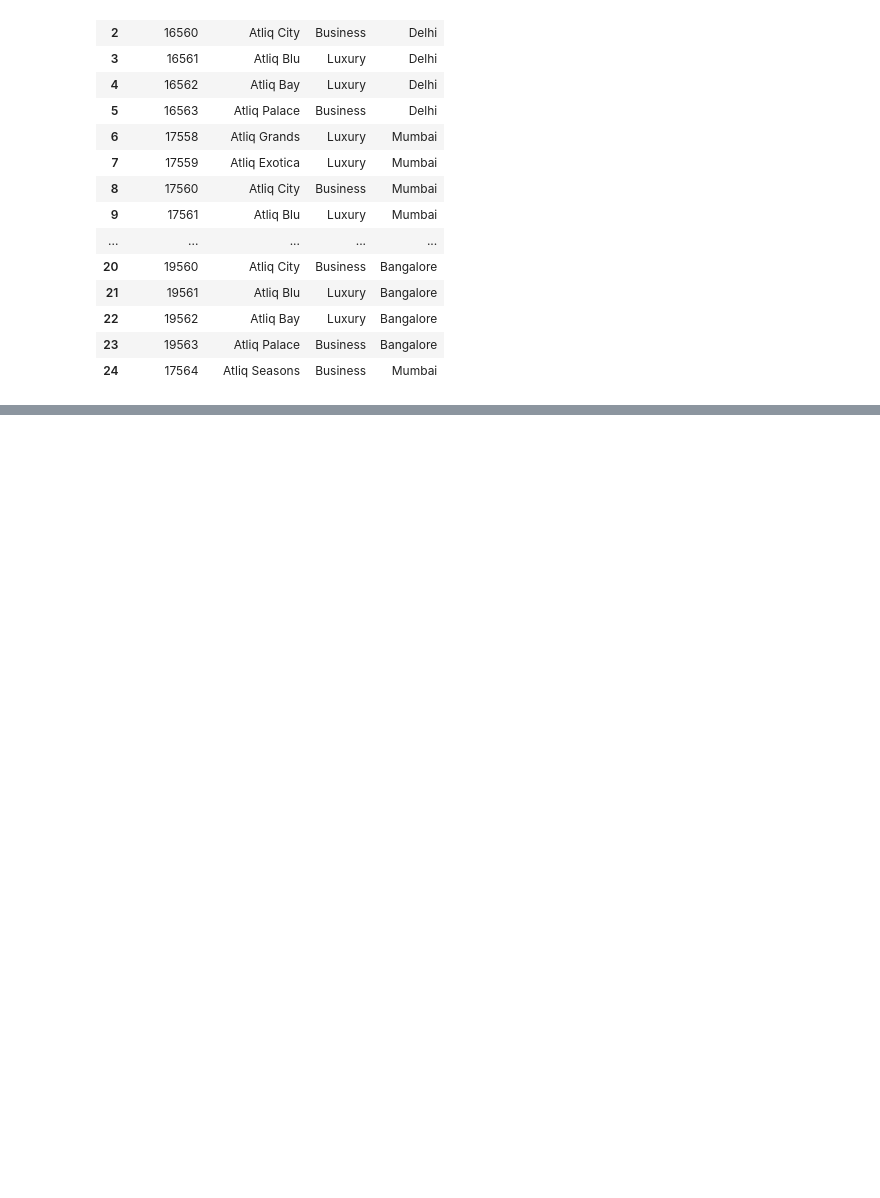
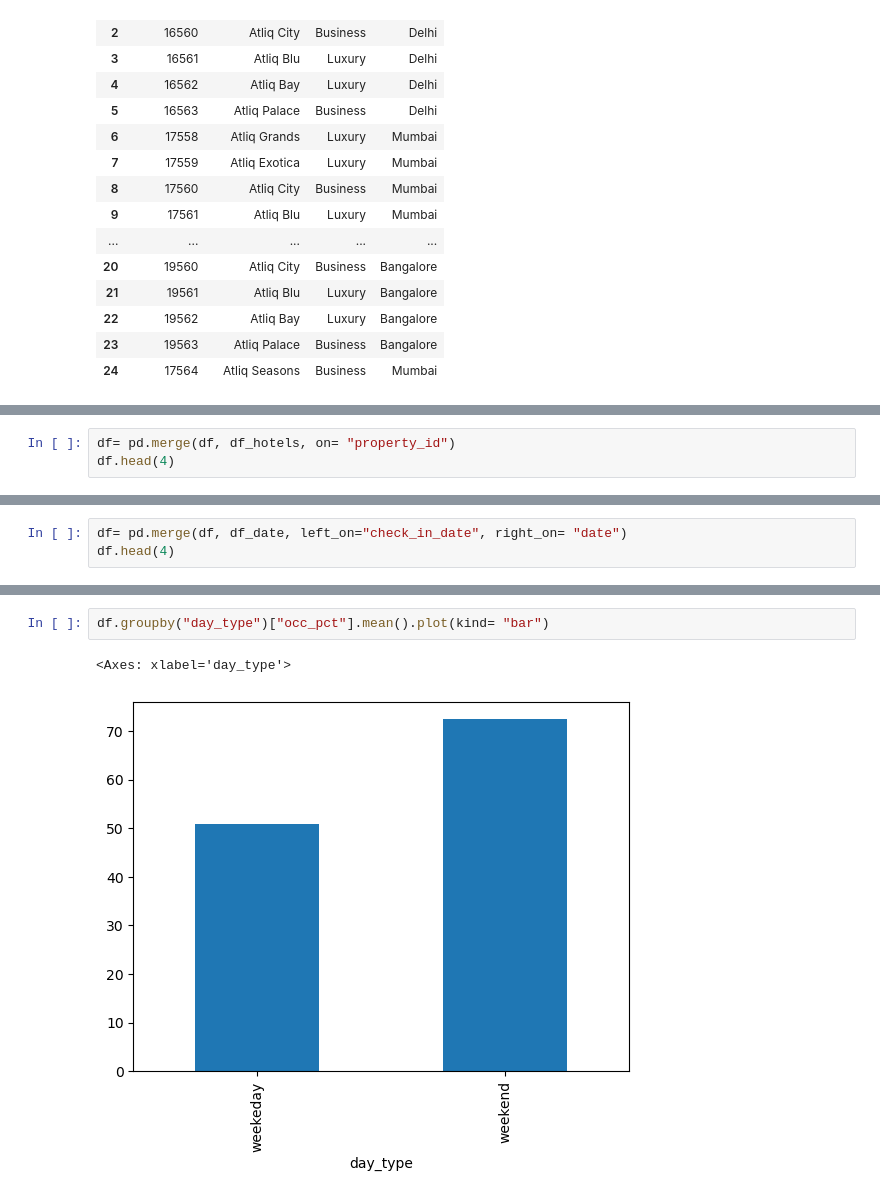
Before and after one commit to azeem932356/Hospitality-Revenue-Analysis, a Jupyter notebook: hospitality_analysis.ipynb, the cells around one changed output, grey strips where cells are left out. Drawn from its saved outputs; the diff is of its cells as text; blank space fills up the shorter version.

```diff
--- a/hospitality_analysis.ipynb
+++ b/hospitality_analysis.ipynb
@@ -534,0 +545,3 @@ df_hotels
+# %%
+df= pd.merge(df, df_hotels, on= "property_id")
+df.head(4)
@@ -534,0 +573,3 @@ df_hotels
+# %%
+df= pd.merge(df, df_date, left_on="check_in_date", right_on= "date")
+df.head(4)
@@ -534,0 +589,5 @@ df_hotels
+# %%
+df.groupby("day_type")["occ_pct"].mean().plot(kind= "bar")
+# %% [output]
+<Axes: xlabel='day_type'>
+[figure, added]
```
Also changed, not shown: parts of 13 cells of this notebook.
